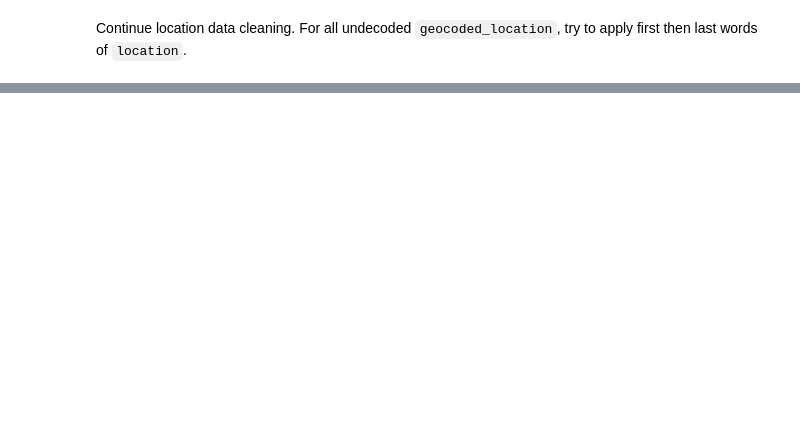
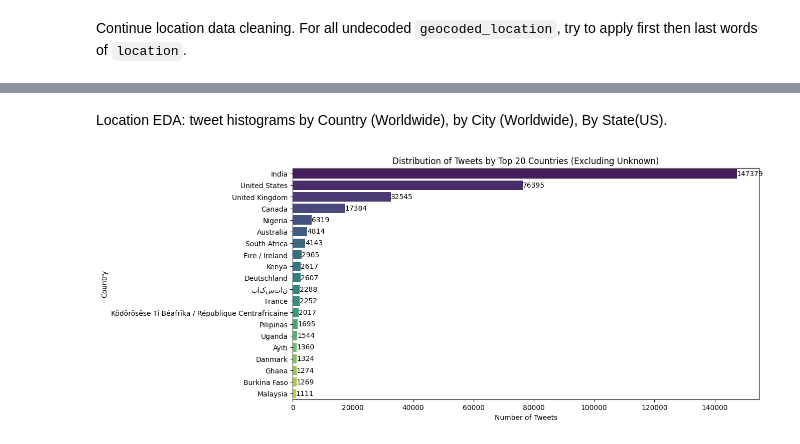
Before and after one commit to leksea/capstone-twitter-sentiment-analysis, a Jupyter notebook: Notebook.ipynb, the cells around one changed output, grey strips where cells are left out. Saved outputs shown, nothing was run; the diff lists cells and outputs as text; code cells hidden in the pictures; blank space fills up the shorter version.

```diff
--- a/Notebook.ipynb
+++ b/Notebook.ipynb
@@ -125,0 +221,17 @@ def determine_data_dir():
+# %%
+# function to extract the first or last word from a location string
+def extract_word(location, position="first"):
+    """
+    Extract the first or last word from a location string.
+
+    Args:
+        location (str): The location string to process.
+        position (str): 'first' to extract the first word, 'last' to extract the last word.
+
+    Returns:
+        str: The extracted word or 'Unknown' if the location is empty or invalid.
+    """
+    words = location.split()
+    if words:
+        return words[0] if position == "first" else words[-1]
+    return "Unknown"
@@ -724,0 +897,30 @@ print(tweet_df[['geocoded_location', 'City', 'State', 'Country']])
+# %%
+# minor fix: capitalization
+# Capitalize all entries in 'City', 'State', and 'Country' columns
+tweet_df['City'] = tweet_df['City'].str.title()
+tweet_df['State'] = tweet_df['State'].str.title()
+tweet_df['Country'] = tweet_df['Country'].str.title()
+# %% [markdown]
+Location EDA: tweet histograms by Country (Worldwide), by City (Worldwide), By  State(US).
+# %%
+# 1. Country EDA: Remove 'Unknown' countries and plot histogram for top 20 (ordered)
+known_countries = tweet_df[tweet_df['Country'] != 'Unknown']
+top_20_countries = known_countries['Country'].value_counts().nlargest(20)
+
+plt.figure(figsize=(12, 6))
+sns.barplot(
+    y=top_20_countries.index,
+    x=top_20_countries.values,
+    hue=top_20_countries.index,  # Assign y to hue
+    palette='viridis',
+    dodge=False,  # Ensure no splitting
+    legend=False  # Disable legend
+)
+plt.title('Distribution of Tweets by Top 20 Countries (Excluding Unknown)')
+plt.xlabel('Number of Tweets')
+plt.ylabel('Country')
+for i, v in enumerate(top_20_countries.values):
+    plt.text(v, i, f"{v}", va='center')
+plt.show()
+# %% [output]
+[figure, added]
```
Also changed, not shown: parts of 53 cells of this notebook.
